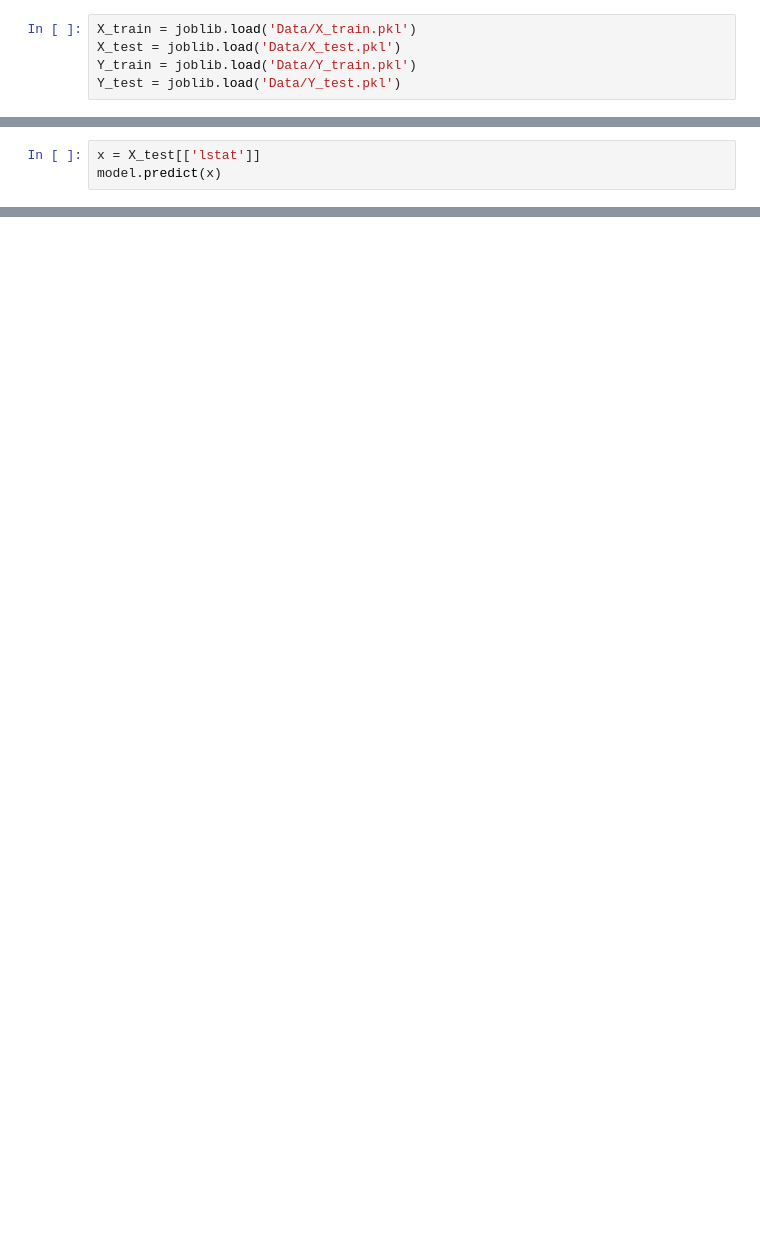
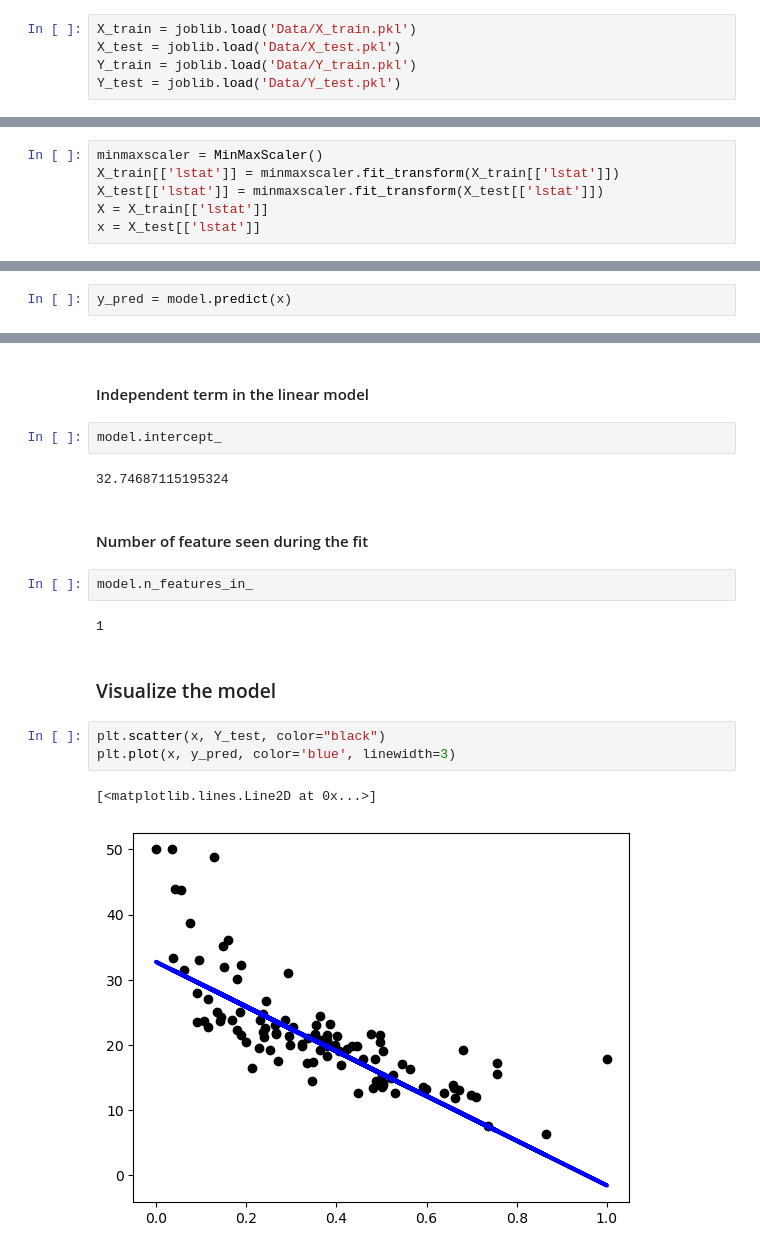
Before and after one commit to sghatak5/Boston-housing-price-prediction-linear-regression, a Jupyter notebook: 02_Simple_Linear_Regression.ipynb, the cells around one changed output, grey strips where cells are left out. Cells and saved outputs as stored; diff of their text form; blank space fills up the shorter version.

Commit message:
Add Simple Linear Regression

```diff
--- a/02_Simple_Linear_Regression.ipynb
+++ b/02_Simple_Linear_Regression.ipynb
@@ -29,0 +53,6 @@ memory usage: 34.7 KB
+# %%
+minmaxscaler = MinMaxScaler()
+X_train[['lstat']] = minmaxscaler.fit_transform(X_train[['lstat']])
+X_test[['lstat']] = minmaxscaler.fit_transform(X_test[['lstat']])
+X = X_train[['lstat']]
+x = X_test[['lstat']]
@@ -36,3 +68,2 @@ LinearRegression()
 # %%
-x = X_test[['lstat']]
-model.predict(x)
+y_pred = model.predict(x)
@@ -56,0 +82,20 @@ array([25.04239797, 30.16503544, 21.1655381 ,  8.3888431 , 21.89307221,
+# %% [markdown]
+#### Independent term in the linear model
+# %%
+model.intercept_
+# %% [output]
+32.74687115195324
+# %% [markdown]
+#### Number of feature seen during the fit
+# %%
+model.n_features_in_
+# %% [output]
+1
+# %% [markdown]
+### Visualize the model
+# %%
+plt.scatter(x, Y_test, color="black")
+plt.plot(x, y_pred, color='blue', linewidth=3)
+# %% [output]
+[<matplotlib.lines.Line2D at 0x...>]
+[figure, added]
```
Also changed, not shown: parts of 28 cells of this notebook, 1 other file.
